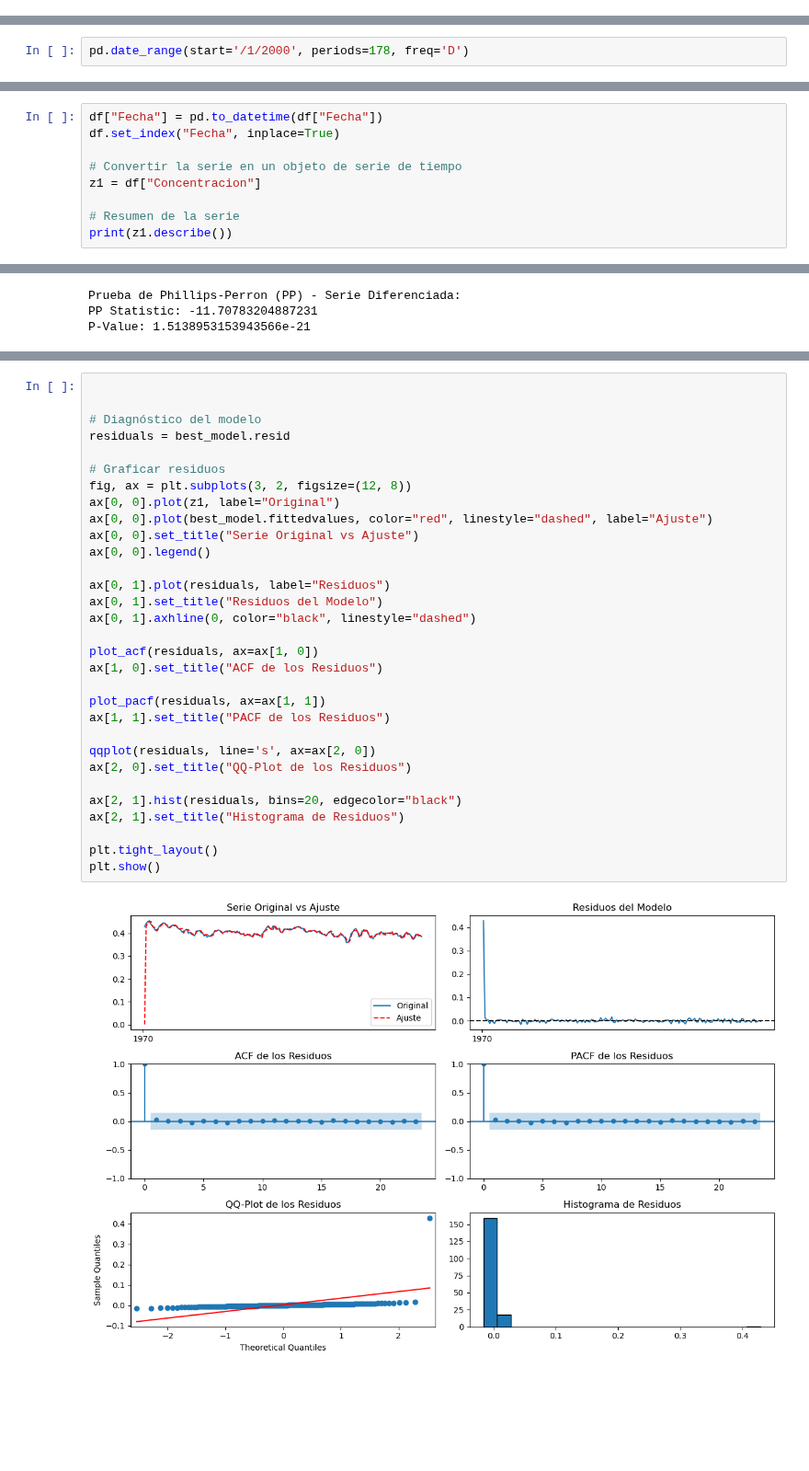
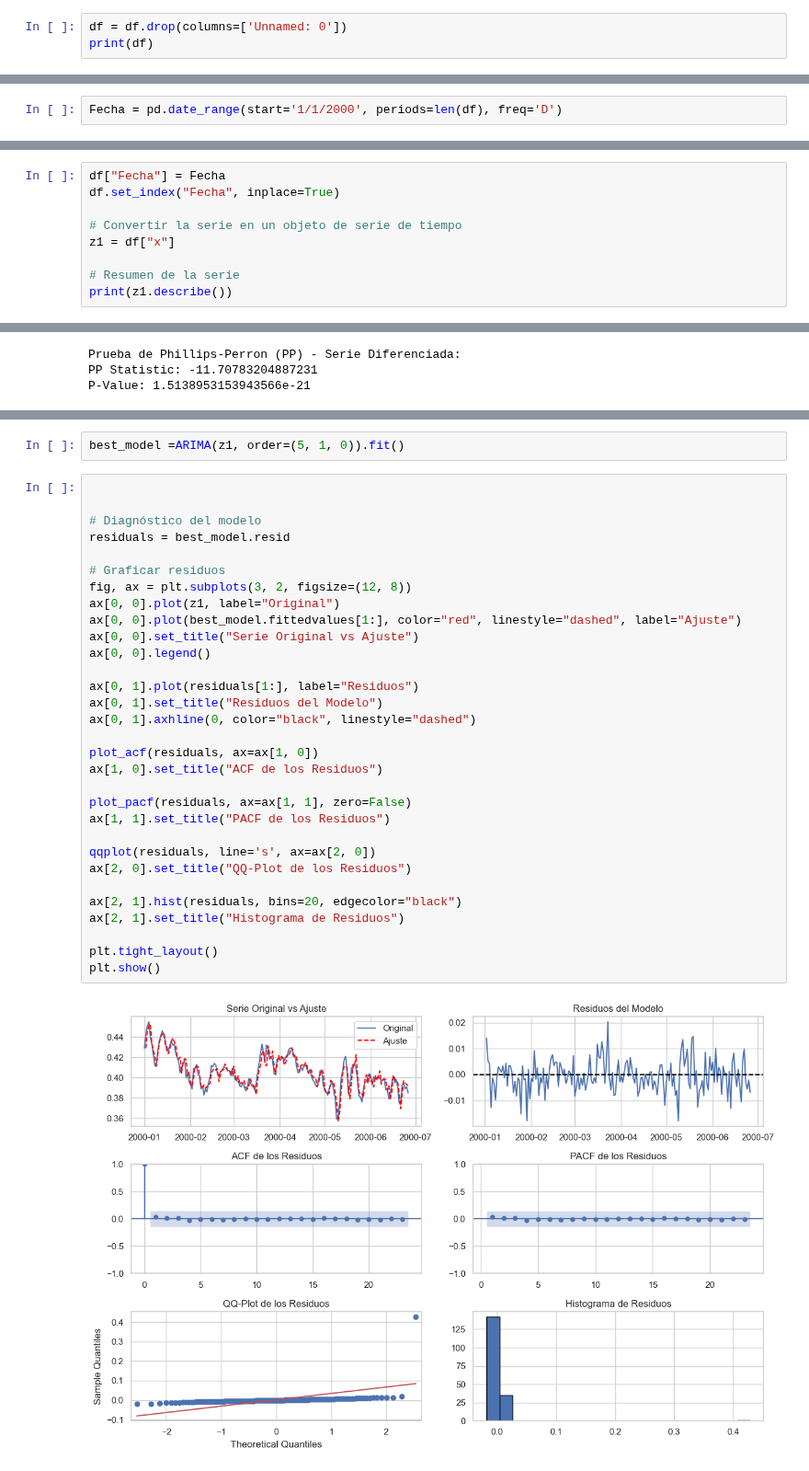
Before and after one commit to Wilsonsr/Series-de-Tiempo, a Jupyter notebook: Cuadernos Python/4_codigo_python.ipynb, the cells around one changed output, grey strips where cells are left out. Shown at 92% size. Drawn from its saved outputs; the diff is of its cells as text; blank space fills up the shorter version.

```diff
--- a/Cuadernos Python/4_codigo_python.ipynb
+++ b/Cuadernos Python/4_codigo_python.ipynb
@@ -45,3 +47,6 @@ df
 | 176 | 177 | 0.391 |
 | 177 | 178 | 0.385 |
 178 rows × 2 columns
+# %%
+df = df.drop(columns=['Unnamed: 0'])
+print(df)
@@ -48,2 +68,2 @@ df
 # %%
-pd.date_range(start='/1/2000', periods=178, freq='D')
+Fecha = pd.date_range(start='1/1/2000', periods=len(df), freq='D')
@@ -59,9 +70,9 @@ DatetimeIndex(['2000-01-01', '2000-01-02', '2000-01-03', '2000-01-04',
 # %%
-df["Fecha"] = pd.to_datetime(df["Fecha"])
+df["Fecha"] = Fecha
 df.set_index("Fecha", inplace=True)
 
 # Convertir la serie en un objeto de serie de tiempo
-z1 = df["Concentracion"]
+z1 = df["x"]
 
 # Resumen de la serie
 print(z1.describe())
@@ -232,36 +188,38 @@ best_model.plot_diagnostics(figsize=(10, 8))
+# %%
+best_model =ARIMA(z1, order=(5, 1, 0)).fit()
 # %%
 
 
 # Diagnóstico del modelo
 residuals = best_model.resid
 
 # Graficar residuos
 fig, ax = plt.subplots(3, 2, figsize=(12, 8))
 ax[0, 0].plot(z1, label="Original")
-ax[0, 0].plot(best_model.fittedvalues, color="red", linestyle="dashed", label="Ajuste")
+ax[0, 0].plot(best_model.fittedvalues[1:], color="red", linestyle="dashed", label="Ajuste")
 ax[0, 0].set_title("Serie Original vs Ajuste")
 ax[0, 0].legend()
 
-ax[0, 1].plot(residuals, label="Residuos")
+ax[0, 1].plot(residuals[1:], label="Residuos")
 ax[0, 1].set_title("Residuos del Modelo")
 ax[0, 1].axhline(0, color="black", linestyle="dashed")
 
 plot_acf(residuals, ax=ax[1, 0])
 ax[1, 0].set_title("ACF de los Residuos")
 
-plot_pacf(residuals, ax=ax[1, 1])
+plot_pacf(residuals, ax=ax[1, 1], zero=False)
 ax[1, 1].set_title("PACF de los Residuos")
 
 qqplot(residuals, line='s', ax=ax[2, 0])
 ax[2, 0].set_title("QQ-Plot de los Residuos")
 
 ax[2, 1].hist(residuals, bins=20, edgecolor="black")
 ax[2, 1].set_title("Histograma de Residuos")
 
 plt.tight_layout()
 plt.show()
 # %% [output]
-[figure, old version]
+[figure, new version]
 # %%
 for i in range(1, 15):
     # Prueba de Ljung-Box
```
Also changed, not shown: parts of 28 cells of this notebook, 2 other files.
